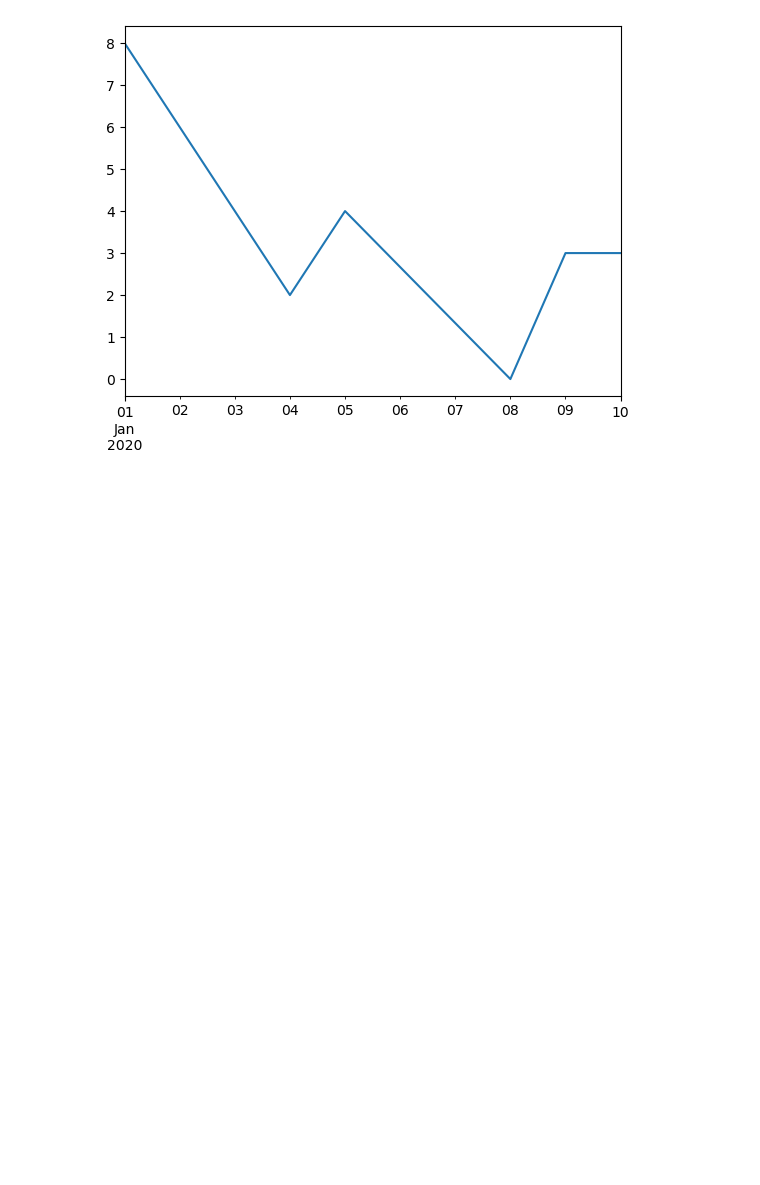
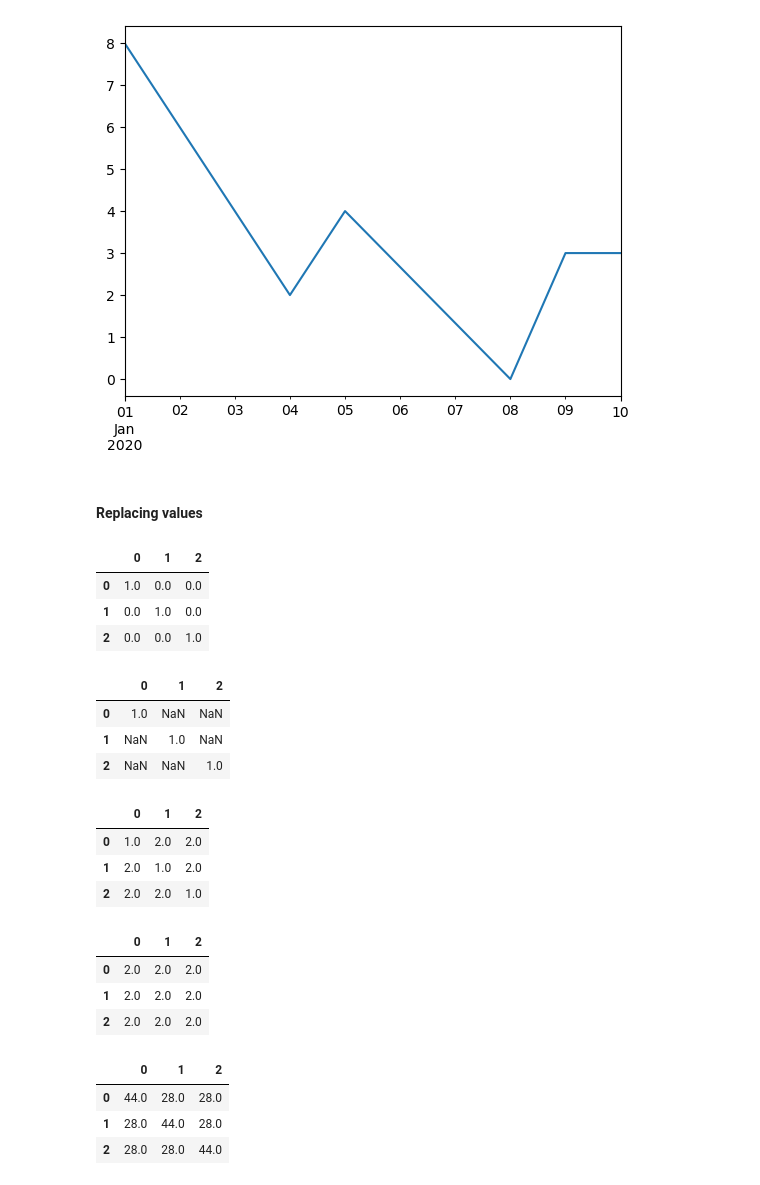
Before and after one commit to SiddheshDaphane/Data-Analysis-in-Python, a Jupyter notebook: Everything-about-Numpy-and-Pandas/Basic_to_advance_pandas.ipynb, the cells around one changed output. Cells and saved outputs as stored; diff of their text form; code cells hidden in the pictures; blank space fills up the shorter version.

```diff
--- a/Everything-about-Numpy-and-Pandas/Basic_to_advance_pandas.ipynb
+++ b/Everything-about-Numpy-and-Pandas/Basic_to_advance_pandas.ipynb
@@ -1712,3 +1712,43 @@ ts.interpolate().plot()
 # %% [output]
 <AxesSubplot:>
 [figure]
+# %% [markdown]
+#### Replacing values
+# %%
+df = pd.DataFrame(np.eye(3))
+df
+# %% [output]
+|  | 0 | 1 | 2 |
+| 0 | 1.0 | 0.0 | 0.0 |
+| 1 | 0.0 | 1.0 | 0.0 |
+| 2 | 0.0 | 0.0 | 1.0 |
+# %%
+df_missing = df.replace(0, np.nan)
+df_missing
+# %% [output]
+|  | 0 | 1 | 2 |
+| 0 | 1.0 | NaN | NaN |
+| 1 | NaN | 1.0 | NaN |
+| 2 | NaN | NaN | 1.0 |
+# %%
+df_filled = df_missing.replace(np.nan,2)
+df_filled
+# %% [output]
+|  | 0 | 1 | 2 |
+| 0 | 1.0 | 2.0 | 2.0 |
+| 1 | 2.0 | 1.0 | 2.0 |
+| 2 | 2.0 | 2.0 | 1.0 |
+# %%
+df_filled.replace([1,44], [2,28])
+# %% [output]
+|  | 0 | 1 | 2 |
+| 0 | 2.0 | 2.0 | 2.0 |
+| 1 | 2.0 | 2.0 | 2.0 |
+| 2 | 2.0 | 2.0 | 2.0 |
+# %%
+df_filled.replace({1:44, 2: 28})
+# %% [output]
+|  | 0 | 1 | 2 |
+| 0 | 44.0 | 28.0 | 28.0 |
+| 1 | 28.0 | 44.0 | 28.0 |
+| 2 | 28.0 | 28.0 | 44.0 |
```
